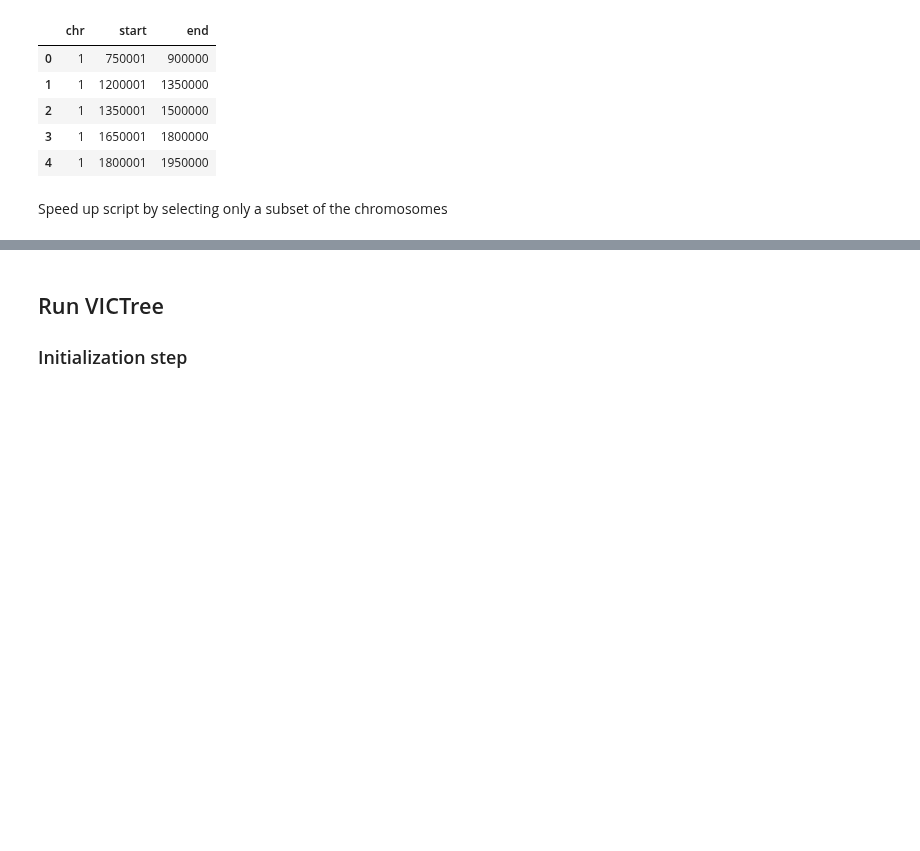
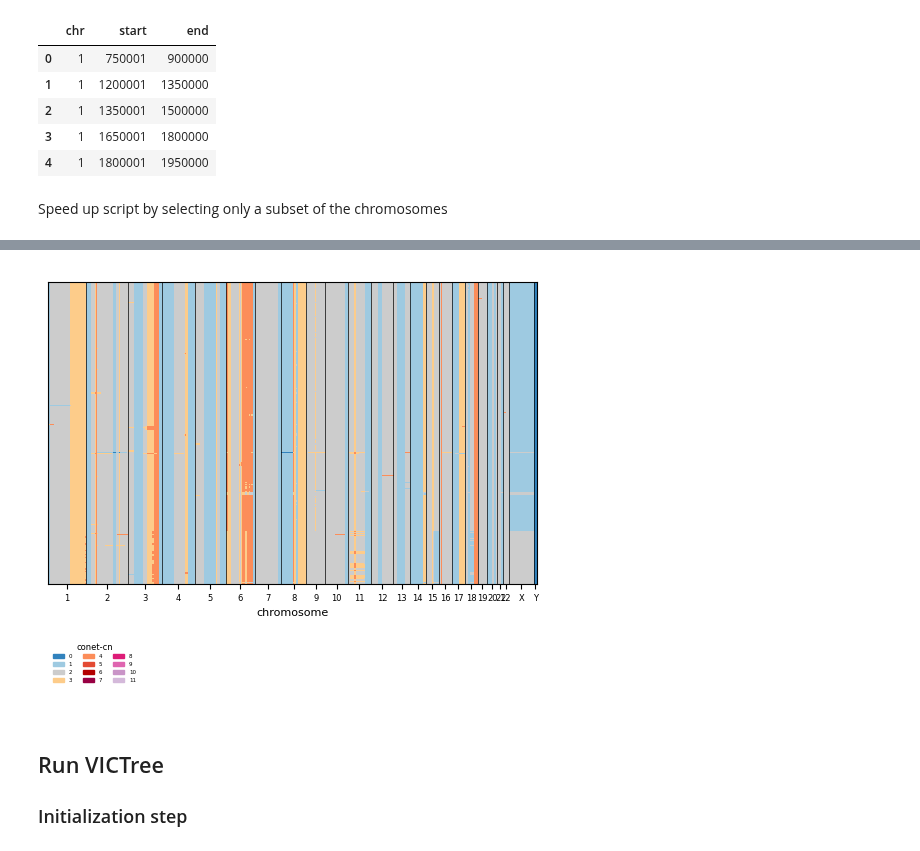
Before and after one commit to Lagergren-Lab/victree, a Jupyter notebook: src/experiments/SA501X3F_victree_analysis.ipynb, the cells around one changed output, grey strips where cells are left out. Saved outputs shown, nothing was run; the diff lists cells and outputs as text; code cells hidden in the pictures; blank space fills up the shorter version.

Commit message:
[add] imported CONET cn calling, ran victree with make_input and compared cn call results

```diff
--- a/src/experiments/SA501X3F_victree_analysis.ipynb
+++ b/src/experiments/SA501X3F_victree_analysis.ipynb
@@ -62,3 +78,9 @@ pl.plot_cell_cn_matrix_fig(bio_ad, layer_name='copy', raw=True);
+# %%
+con_cn_df = pd.read_csv("/Users/zemp/phd/scilife/cpt_experiments/CONET/CONET/cn_calling_SA501X3F.csv")
+bio_ad.layers['conet-cn'] = con_cn_df[cell_names].to_numpy().T
+pl.plot_cell_cn_matrix_fig(bio_ad, layer_name='conet-cn');
+# %% [output]
+[figure, added]
 # %% [markdown]
 ## Run VICTree
 
```
Also changed, not shown: parts of 10 cells of this notebook.
